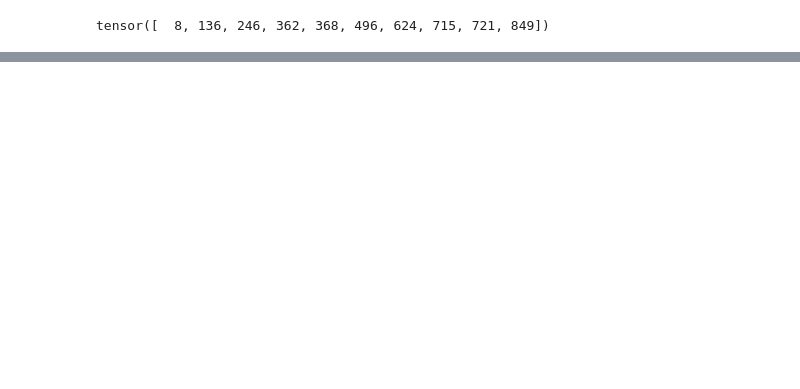
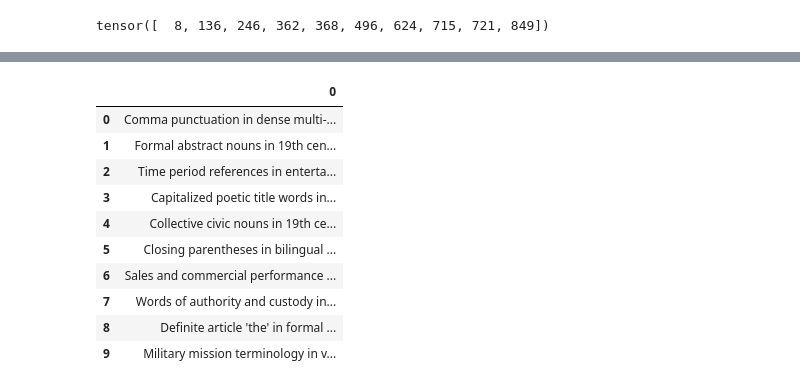
Before and after one commit to heisdenverr/llm-interpretability, a Jupyter notebook: SAE_of_Qwen2_0.5B.ipynb, the cells around one changed output, grey strips where cells are left out. Saved outputs shown, nothing was run; the diff lists cells and outputs as text; code cells hidden in the pictures; blank space fills up the shorter version.

```diff
--- a/SAE_of_Qwen2_0.5B.ipynb
+++ b/SAE_of_Qwen2_0.5B.ipynb
@@ -357,0 +451,15 @@ r_s
+# %%
+_featlabel = pd.DataFrame(label)
+_featlabel
+# %% [output]
+|  | 0 |
+| 0 | Comma punctuation in dense multi-... |
+| 1 | Formal abstract nouns in 19th cen... |
+| 2 | Time period references in enterta... |
+| 3 | Capitalized poetic title words in... |
+| 4 | Collective civic nouns in 19th ce... |
+| 5 | Closing parentheses in bilingual ... |
+| 6 | Sales and commercial performance ... |
+| 7 | Words of authority and custody in... |
+| 8 | Definite article 'the' in formal ... |
+| 9 | Military mission terminology in v... |
```
Also changed, not shown: parts of 44 cells of this notebook.
